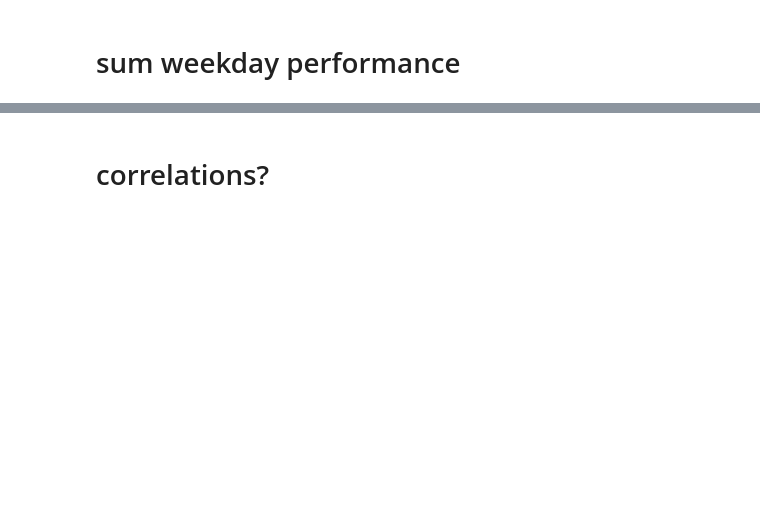
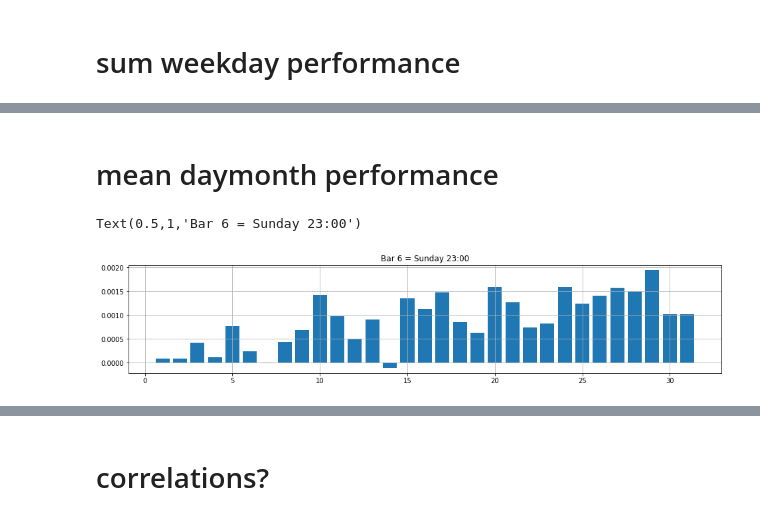
Before and after one commit to profiler84/algotrading, a Jupyter notebook: Forex.ipynb, the cells around one changed output, grey strips where cells are left out. Cells and saved outputs as stored; diff of their text form; code cells hidden in the pictures; blank space fills up the shorter version.

```diff
--- a/Forex.ipynb
+++ b/Forex.ipynb
@@ -542,0 +665,10 @@ data_merged.groupby(['Weekday'])['pct_change'].sum()
+# %% [markdown]
+# mean daymonth performance
+# %%
+bars = data_merged.groupby(['DayMonth'])['pct_change'].mean()
+plt.rc("figure",figsize=(16,3))
+plt.bar(bars.index,bars)
+plt.grid()
+# %% [output]
+Text(0.5,1,'Bar 6 = Sunday 23:00')
+[figure, added]
```
Also changed, not shown: parts of 46 cells of this notebook.
